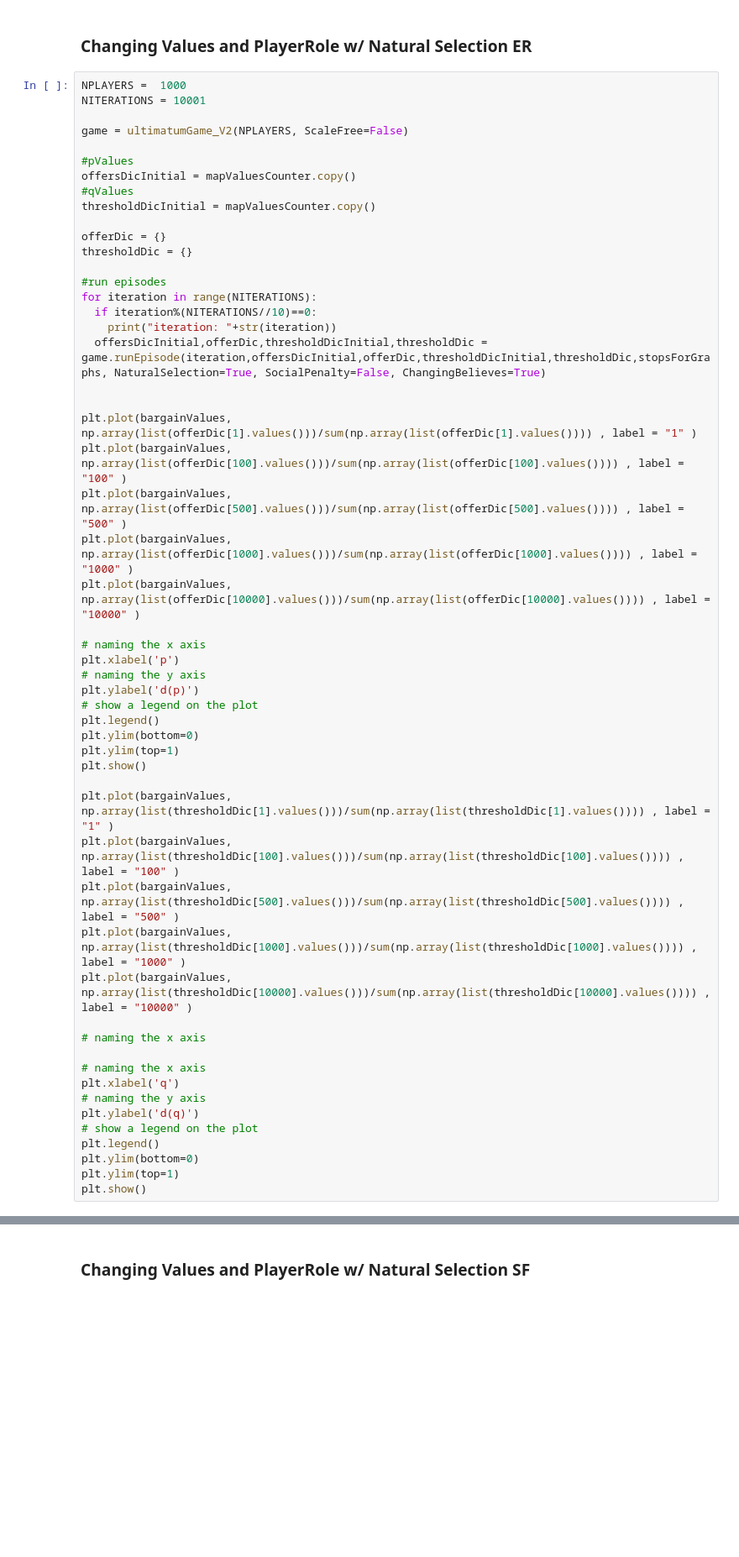
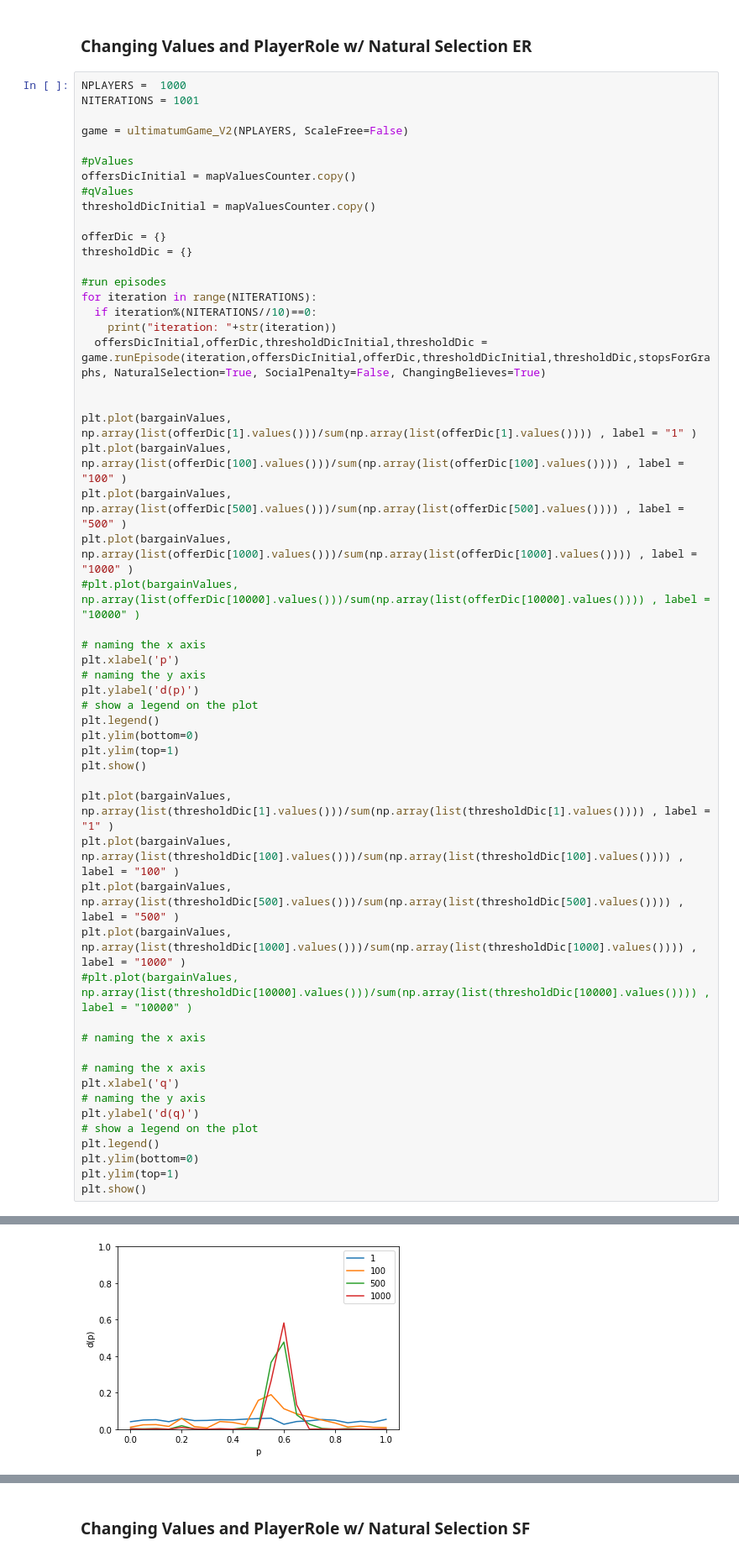
Before and after one commit to rufimelo99/UltimatumGame, a Jupyter notebook: UltimatumGame.ipynb, the cells around one changed output, grey strips where cells are left out. Shown at 84% size. Saved outputs shown, nothing was run; the diff lists cells and outputs as text; blank space fills up the shorter version.

```diff
--- a/UltimatumGame.ipynb
+++ b/UltimatumGame.ipynb
@@ -1839,7 +1849,7 @@ plt.show()
 ### Changing Values and PlayerRole w/ Natural Selection ER
 # %%
 NPLAYERS =  1000
-NITERATIONS = 10001
+NITERATIONS = 1001
 
 game = ultimatumGame_V2(NPLAYERS, ScaleFree=False)
 
@@ -1862,7 +1872,7 @@ plt.plot(bargainValues, np.array(list(offerDic[1].values()))/sum(np.array(list(o
 plt.plot(bargainValues, np.array(list(offerDic[100].values()))/sum(np.array(list(offerDic[100].values()))) , label = "100" )
 plt.plot(bargainValues, np.array(list(offerDic[500].values()))/sum(np.array(list(offerDic[500].values()))) , label = "500" )
 plt.plot(bargainValues, np.array(list(offerDic[1000].values()))/sum(np.array(list(offerDic[1000].values()))) , label = "1000" )
-plt.plot(bargainValues, np.array(list(offerDic[10000].values()))/sum(np.array(list(offerDic[10000].values()))) , label = "10000" )
+#plt.plot(bargainValues, np.array(list(offerDic[10000].values()))/sum(np.array(list(offerDic[10000].values()))) , label = "10000" )
 
 # naming the x axis
 plt.xlabel('p')
@@ -1878,7 +1888,7 @@ plt.plot(bargainValues, np.array(list(thresholdDic[1].values()))/sum(np.array(li
 plt.plot(bargainValues, np.array(list(thresholdDic[100].values()))/sum(np.array(list(thresholdDic[100].values()))) , label = "100" )
 plt.plot(bargainValues, np.array(list(thresholdDic[500].values()))/sum(np.array(list(thresholdDic[500].values()))) , label = "500" )
 plt.plot(bargainValues, np.array(list(thresholdDic[1000].values()))/sum(np.array(list(thresholdDic[1000].values()))) , label = "1000" )
-plt.plot(bargainValues, np.array(list(thresholdDic[10000].values()))/sum(np.array(list(thresholdDic[10000].values()))) , label = "10000" )
+#plt.plot(bargainValues, np.array(list(thresholdDic[10000].values()))/sum(np.array(list(thresholdDic[10000].values()))) , label = "10000" )
 
 # naming the x axis
 
@@ -1902,0 +1917 @@ iteration: 6000
+[figure, added]
```
Also changed, not shown: parts of 13 cells of this notebook, 27 other files.
